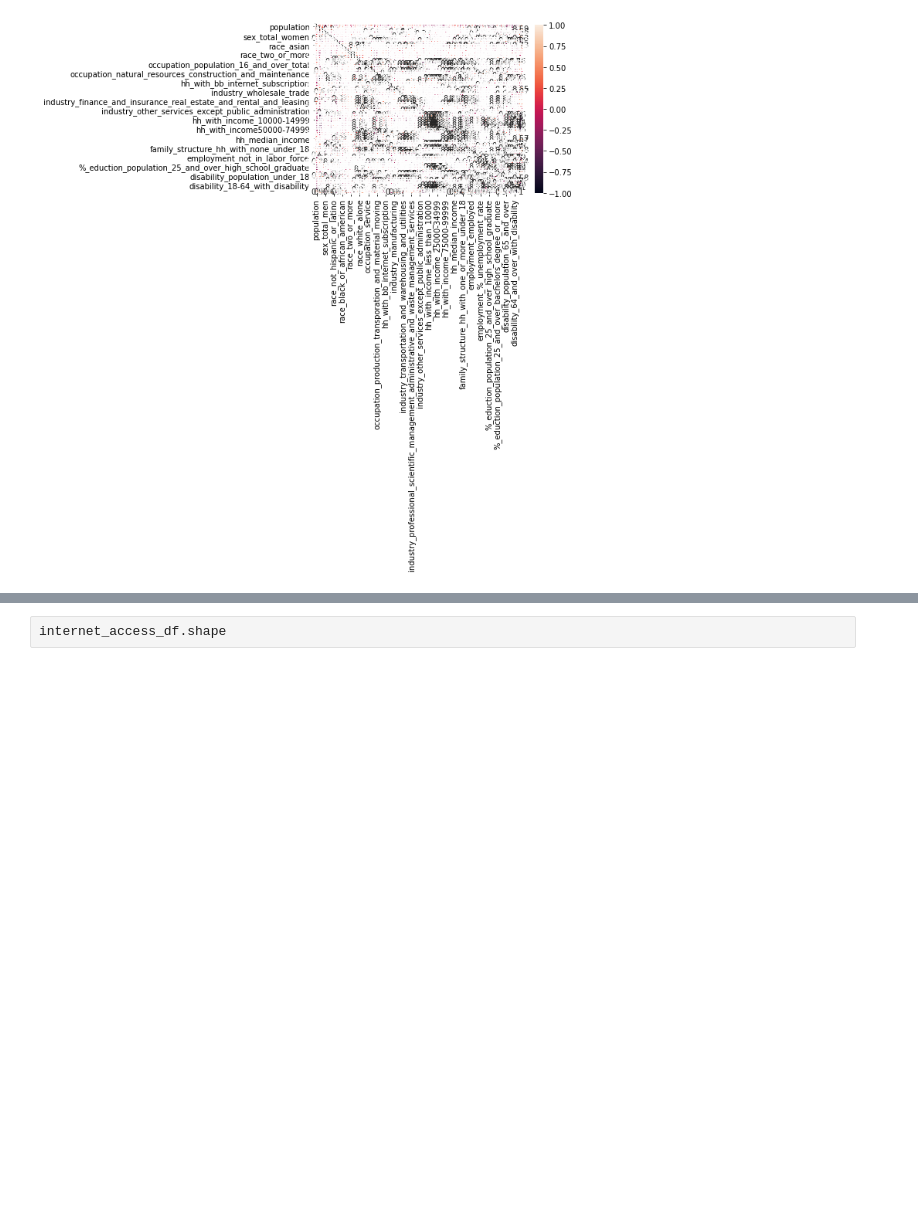
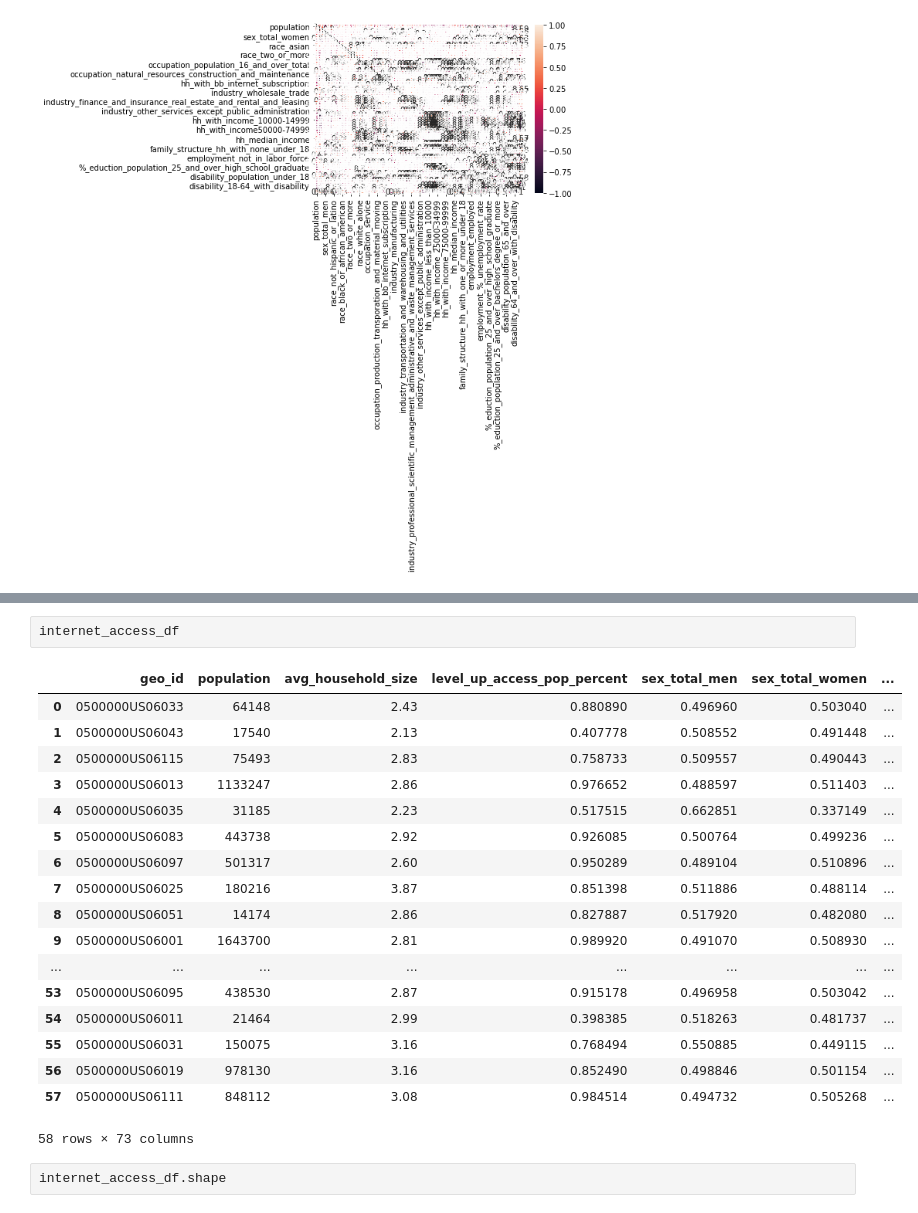
Before and after one commit to sloth143chunk/Internet_Access_Analysis, a Jupyter notebook: notebook/scaled_merged_internet_access_df.ipynb, the cells around one changed output, grey strips where cells are left out. Cells and saved outputs as stored; diff of their text form; blank space fills up the shorter version.

```diff
--- a/notebook/scaled_merged_internet_access_df.ipynb
+++ b/notebook/scaled_merged_internet_access_df.ipynb
@@ -523,3 +518,24 @@ plt.show()
+# %%
+internet_access_df
+# %% [output]
+|  | geo_id | population | avg_household_size | level_up_access_pop_percent | sex_total_men | sex_total_women | ... |
+| 0 | 0500000US06033 | 64148 | 2.43 | 0.880890 | 0.496960 | 0.503040 | ... |
+| 1 | 0500000US06043 | 17540 | 2.13 | 0.407778 | 0.508552 | 0.491448 | ... |
+| 2 | 0500000US06115 | 75493 | 2.83 | 0.758733 | 0.509557 | 0.490443 | ... |
+| 3 | 0500000US06013 | 1133247 | 2.86 | 0.976652 | 0.488597 | 0.511403 | ... |
+| 4 | 0500000US06035 | 31185 | 2.23 | 0.517515 | 0.662851 | 0.337149 | ... |
+| 5 | 0500000US06083 | 443738 | 2.92 | 0.926085 | 0.500764 | 0.499236 | ... |
+| 6 | 0500000US06097 | 501317 | 2.60 | 0.950289 | 0.489104 | 0.510896 | ... |
+| 7 | 0500000US06025 | 180216 | 3.87 | 0.851398 | 0.511886 | 0.488114 | ... |
+| 8 | 0500000US06051 | 14174 | 2.86 | 0.827887 | 0.517920 | 0.482080 | ... |
+| 9 | 0500000US06001 | 1643700 | 2.81 | 0.989920 | 0.491070 | 0.508930 | ... |
+| ... | ... | ... | ... | ... | ... | ... | ... |
+| 53 | 0500000US06095 | 438530 | 2.87 | 0.915178 | 0.496958 | 0.503042 | ... |
+| 54 | 0500000US06011 | 21464 | 2.99 | 0.398385 | 0.518263 | 0.481737 | ... |
+| 55 | 0500000US06031 | 150075 | 3.16 | 0.768494 | 0.550885 | 0.449115 | ... |
+| 56 | 0500000US06019 | 978130 | 3.16 | 0.852490 | 0.498846 | 0.501154 | ... |
+| 57 | 0500000US06111 | 848112 | 3.08 | 0.984514 | 0.494732 | 0.505268 | ... |
+58 rows × 73 columns
 # %%
 internet_access_df.shape
 # %% [output]
```
Also changed, not shown: parts of 8 cells of this notebook, 7 other files.
